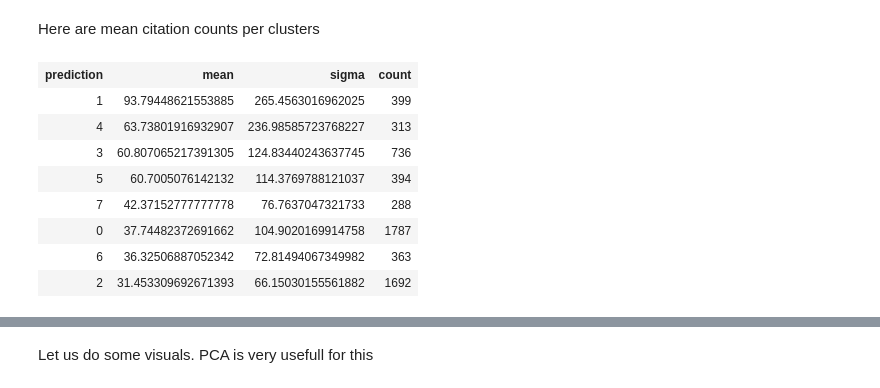
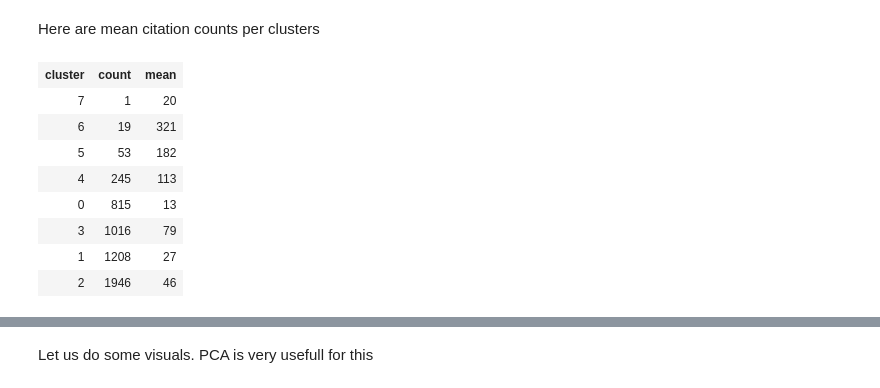
Before and after one commit to ALuchinsky/Spring2022_CS6500, a Jupyter notebook: notebooks/BKeans.ipynb, the cells around one changed output, grey strips where cells are left out. Drawn from its saved outputs; the diff is of its cells as text; code cells hidden in the pictures.

```diff
--- a/notebooks/BKeans.ipynb
+++ b/notebooks/BKeans.ipynb
@@ -26,7 +26,7 @@ spark = SparkSession.builder \
     .config('spark.sql.repl.eagerEval.enabled', True) \
     .getOrCreate()
 # %%
-data_path = "papers_2000/kws/"
+data_path = "papers_2000/abs/"
 # %%
 import os
 # %%
@@ -65,7 +65,7 @@ Included all columns except title and ID since those are strings and identifiers
 # %%
 from pyspark.ml.feature import VectorAssembler
 assemble=VectorAssembler(
-    inputCols=[c for c in data.columns if not c in ['id', 'title', 'citation_count', 'number_of_pages', 'num_refs']],
+    inputCols=[c for c in data.columns if not c in ['id', 'title', 'citation_count']],
     # inputCols=[c for c in data.columns if not c in ['id', 'title']],
     outputCol='features')
 assembled_data=assemble.transform(data)
@@ -170,22 +170,23 @@ Here are mean citation counts per clusters
 # %%
 from pyspark.sql.functions import stddev, count as _count, lit
 
 BKMeans_Model = BisectingKMeans(featuresCol='features', k=8, seed = 1).fit(assembled_data)
 tab = BKMeans_Model.summary.predictions.\
     groupby("prediction").agg(
         mean("citation_count").alias("mean"),
-        stddev("citation_count").alias("sigma"),
+        # stddev("citation_count").alias("sigma"),
         _count(lit(1)).alias("count")
     ).\
-    sort(desc("mean"))
+    select(col("prediction").alias("cluster"), col("count"), col("mean").cast("int")).\
+    sort(asc("count"))
 tab
 # %% [output]
-| prediction | mean | sigma | count |
-| 1 | 93.79448621553885 | 265.4563016962025 | 399 |
-| 4 | 63.73801916932907 | 236.98585723768227 | 313 |
-| 3 | 60.807065217391305 | 124.83440243637745 | 736 |
-| 5 | 60.7005076142132 | 114.3769788121037 | 394 |
-| 7 | 42.37152777777778 | 76.7637047321733 | 288 |
-| 0 | 37.74482372691662 | 104.9020169914758 | 1787 |
-| 6 | 36.32506887052342 | 72.81494067349982 | 363 |
-| 2 | 31.453309692671393 | 66.15030155561882 | 1692 |
+| cluster | count | mean |
+| 7 | 1 | 20 |
+| 6 | 19 | 321 |
+| 5 | 53 | 182 |
+| 4 | 245 | 113 |
+| 0 | 815 | 13 |
+| 3 | 1016 | 79 |
+| 1 | 1208 | 27 |
+| 2 | 1946 | 46 |
```
Also changed, not shown: parts of 4 cells of this notebook, 5 other files.
